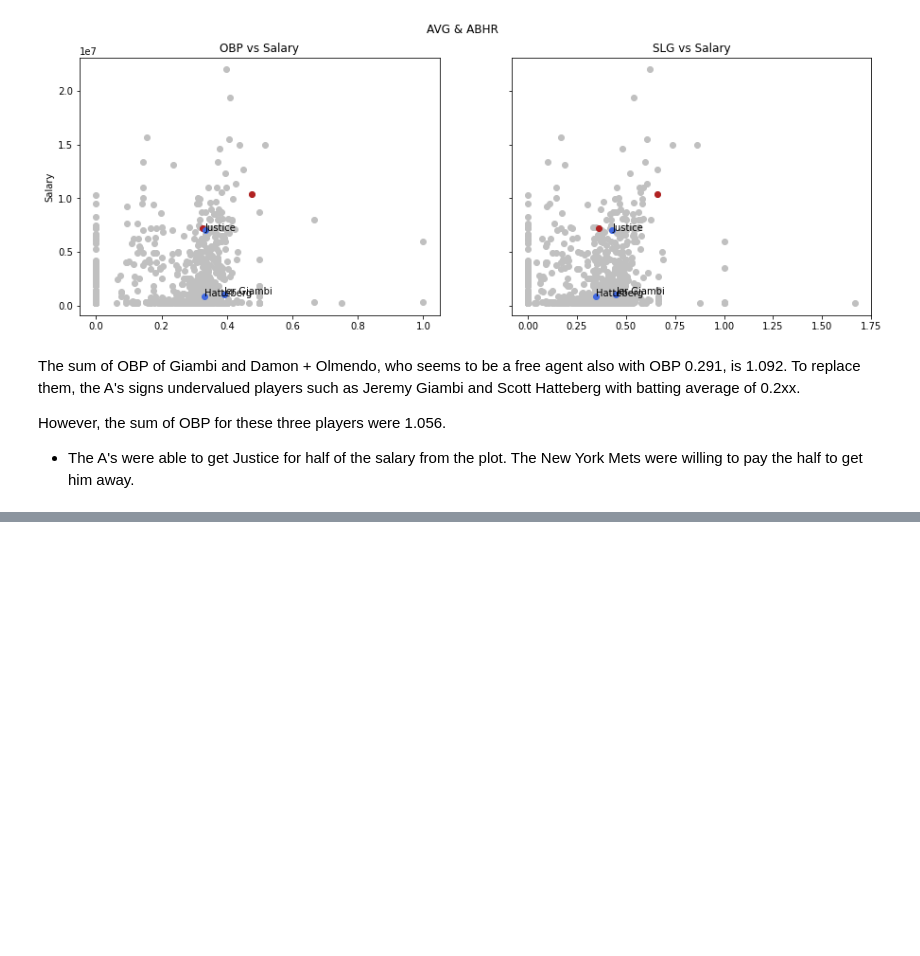
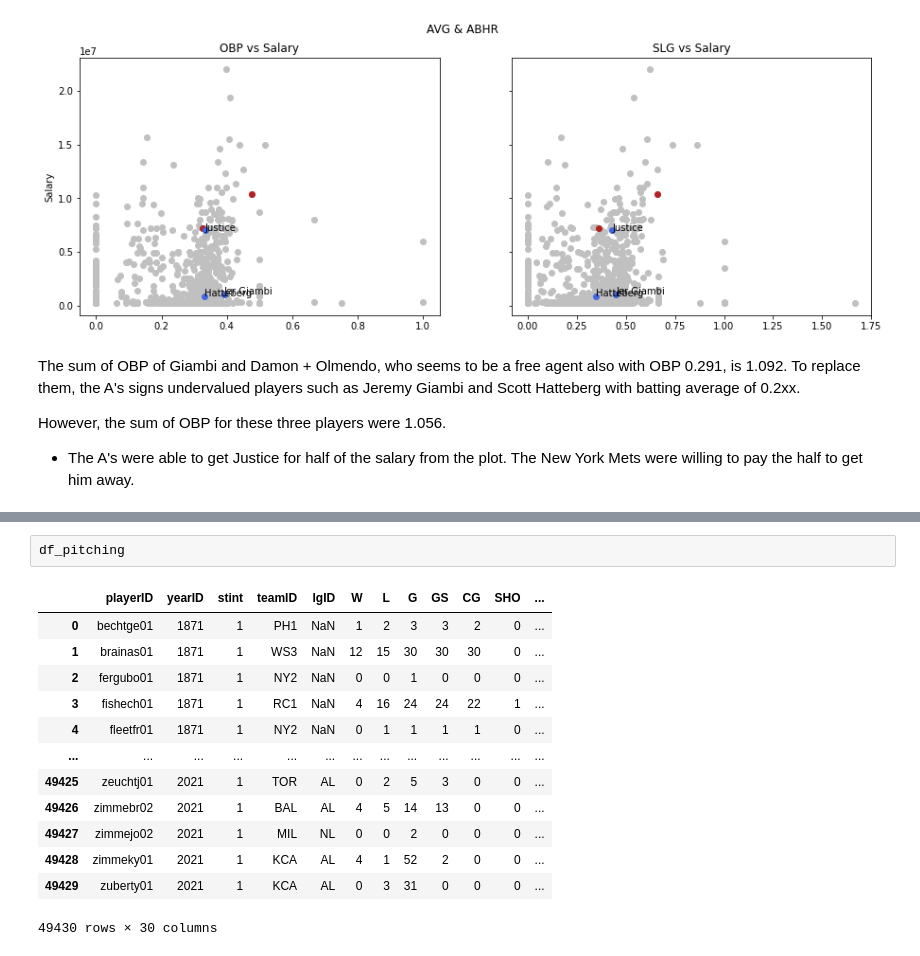
Before and after one commit to jinwls/Moneyball, a Jupyter notebook: moneyball.ipynb, the cells around one changed output, grey strips where cells are left out. Saved outputs shown, nothing was run; the diff lists cells and outputs as text; blank space fills up the shorter version.

```diff
--- a/moneyball.ipynb
+++ b/moneyball.ipynb
@@ -409,0 +418,16 @@ And That's It..
+# %%
+df_pitching
+# %% [output]
+|  | playerID | yearID | stint | teamID | lgID | W | L | G | GS | CG | SHO | ... |
+| 0 | bechtge01 | 1871 | 1 | PH1 | NaN | 1 | 2 | 3 | 3 | 2 | 0 | ... |
+| 1 | brainas01 | 1871 | 1 | WS3 | NaN | 12 | 15 | 30 | 30 | 30 | 0 | ... |
+| 2 | fergubo01 | 1871 | 1 | NY2 | NaN | 0 | 0 | 1 | 0 | 0 | 0 | ... |
+| 3 | fishech01 | 1871 | 1 | RC1 | NaN | 4 | 16 | 24 | 24 | 22 | 1 | ... |
+| 4 | fleetfr01 | 1871 | 1 | NY2 | NaN | 0 | 1 | 1 | 1 | 1 | 0 | ... |
+| ... | ... | ... | ... | ... | ... | ... | ... | ... | ... | ... | ... | ... |
+| 49425 | zeuchtj01 | 2021 | 1 | TOR | AL | 0 | 2 | 5 | 3 | 0 | 0 | ... |
+| 49426 | zimmebr02 | 2021 | 1 | BAL | AL | 4 | 5 | 14 | 13 | 0 | 0 | ... |
+| 49427 | zimmejo02 | 2021 | 1 | MIL | NL | 0 | 0 | 2 | 0 | 0 | 0 | ... |
+| 49428 | zimmeky01 | 2021 | 1 | KCA | AL | 4 | 1 | 52 | 2 | 0 | 0 | ... |
+| 49429 | zuberty01 | 2021 | 1 | KCA | AL | 0 | 3 | 31 | 0 | 0 | 0 | ... |
+49430 rows × 30 columns
```
Also changed, not shown: parts of 9 cells of this notebook, 2 other files.
